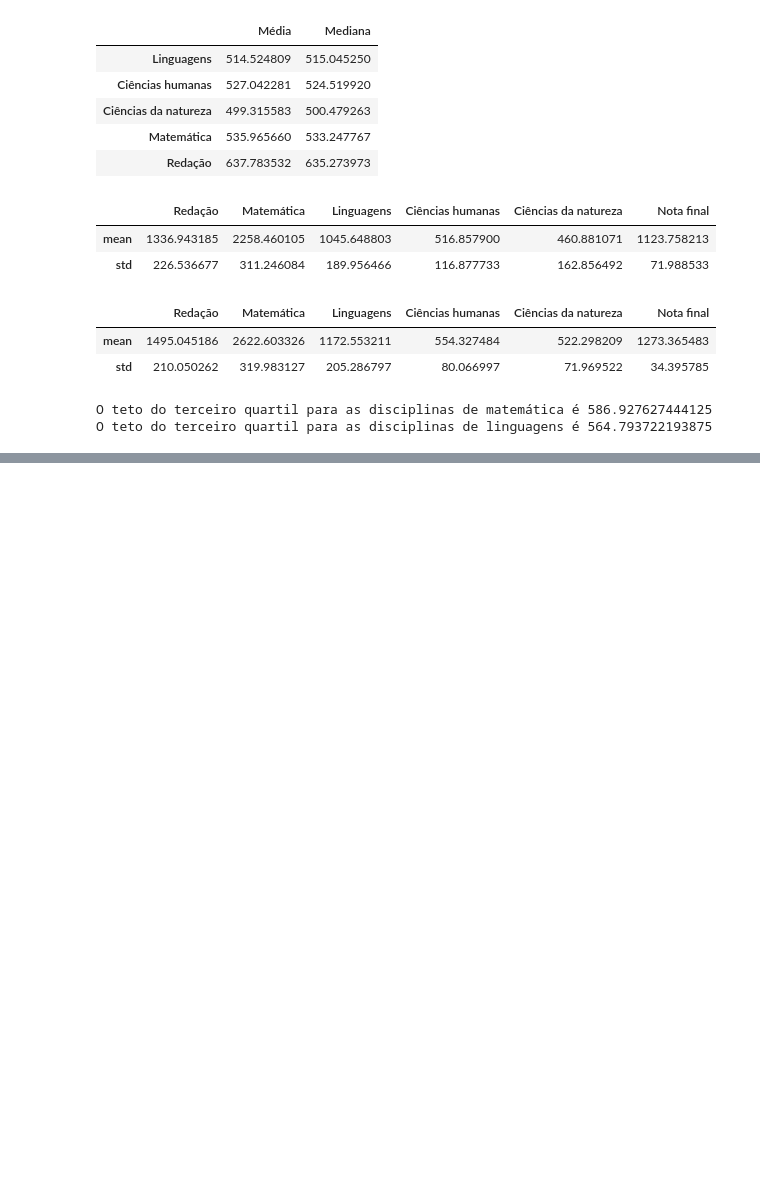
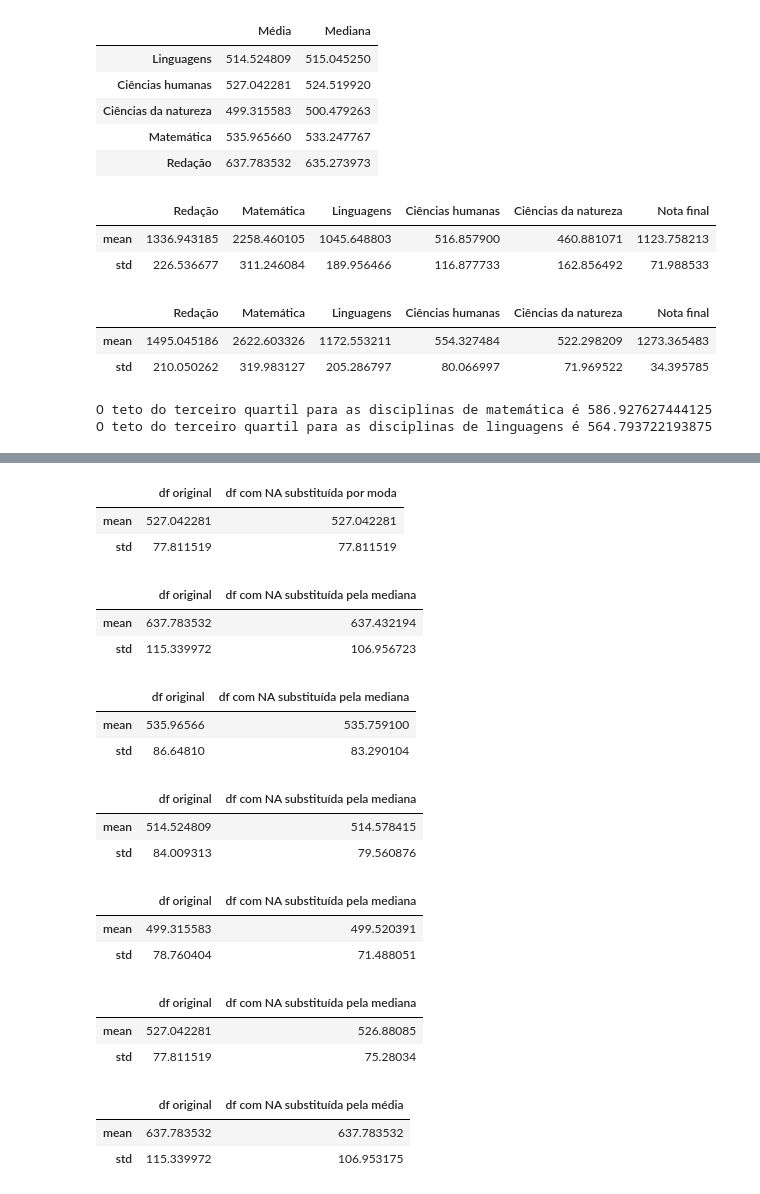
Before and after one commit to dsreliete/Womakerscode_DA_desafio_individual, a Jupyter notebook: Desafio3ElietedaSilva_Rodrigues.ipynb, the cells around one changed output, grey strips where cells are left out. Saved outputs shown, nothing was run; the diff lists cells and outputs as text; code cells hidden in the pictures; blank space fills up the shorter version.

```diff
--- a/Desafio3ElietedaSilva_Rodrigues.ipynb
+++ b/Desafio3ElietedaSilva_Rodrigues.ipynb
@@ -259,0 +375,66 @@ A diferença entre as médias é 0.07365829513888608% o que caracteriza como uma
+# %%
+# Compara media e desvio padrão da área de Ciências Humanas entre os df original e df com NA substituído pela moda
+df_moda_cihu = pd.concat([df_cihu, moda_sd_cihu], axis=1)
+df_moda_cihu.columns = ['df original', 'df com NA substituída por moda']
+df_moda_cihu
+# %% [output]
+|  | df original | df com NA substituída por moda |
+| mean | 527.042281 | 527.042281 |
+| std | 77.811519 | 77.811519 |
+# %%
+# Compara media e desvio padrão da área de Redação entre os df original e df com NA substituído pela mediana
+
+df_mediana_red = pd.concat([df_red, mediana_sd_red], axis=1)
+df_mediana_red.columns = ['df original', 'df com NA substituída pela mediana']
+df_mediana_red
+# %% [output]
+|  | df original | df com NA substituída pela mediana |
+| mean | 637.783532 | 637.432194 |
+| std | 115.339972 | 106.956723 |
+# %%
+# Compara media e desvio padrão da área de Matemática entre os df original e df com NA substituído pela mediana
+df_mediana_mat = pd.concat([df_mat, mediana_sd_mat], axis=1)
+df_mediana_mat.columns = ['df original', 'df com NA substituída pela mediana']
+df_mediana_mat
+# %% [output]
+|  | df original | df com NA substituída pela mediana |
+| mean | 535.96566 | 535.759100 |
+| std | 86.64810 | 83.290104 |
+# %%
+# Compara media e desvio padrão da área de Linguagens entre os df original e df com NA substituído pela mediana
+df_mediana_ling = pd.concat([df_ling, mediana_sd_ling], axis=1)
+df_mediana_ling.columns = ['df original', 'df com NA substituída pela mediana']
+df_mediana_ling
+# %% [output]
+|  | df original | df com NA substituída pela mediana |
+| mean | 514.524809 | 514.578415 |
+| std | 84.009313 | 79.560876 |
+# %%
+# Compara media e desvio padrão da área de Ciências da Natureza entre os df original e df com NA substituído pela mediana
+df_mediana_cina = pd.concat([df_cina, mediana_sd_cina], axis=1)
+df_mediana_cina.columns = ['df original', 'df com NA substituída pela mediana']
+df_mediana_cina
+# %% [output]
+|  | df original | df com NA substituída pela mediana |
+| mean | 499.315583 | 499.520391 |
+| std | 78.760404 | 71.488051 |
+# %%
+# Compara media e desvio padrão da área de Ciências Humanas entre os df original e df com NA substituído pela mediana
+
+df_mediana_cihu = pd.concat([df_cihu, mediana_sd_cihu], axis=1)
+df_mediana_cihu.columns = ['df original', 'df com NA substituída pela mediana']
+df_mediana_cihu
+# %% [output]
+|  | df original | df com NA substituída pela mediana |
+| mean | 527.042281 | 526.88085 |
+| std | 77.811519 | 75.28034 |
+# %%
+# Compara media e desvio padrão da área de Redação entre os df original e df com NA substituído pela media
+
+df_media_red = pd.concat([df_red, media_sd_red], axis=1)
+df_media_red.columns = ['df original', 'df com NA substituída pela média']
+df_media_red
+# %% [output]
+|  | df original | df com NA substituída pela média |
+| mean | 637.783532 | 637.783532 |
+| std | 115.339972 | 106.953175 |
```
Also changed, not shown: parts of 15 cells of this notebook.
